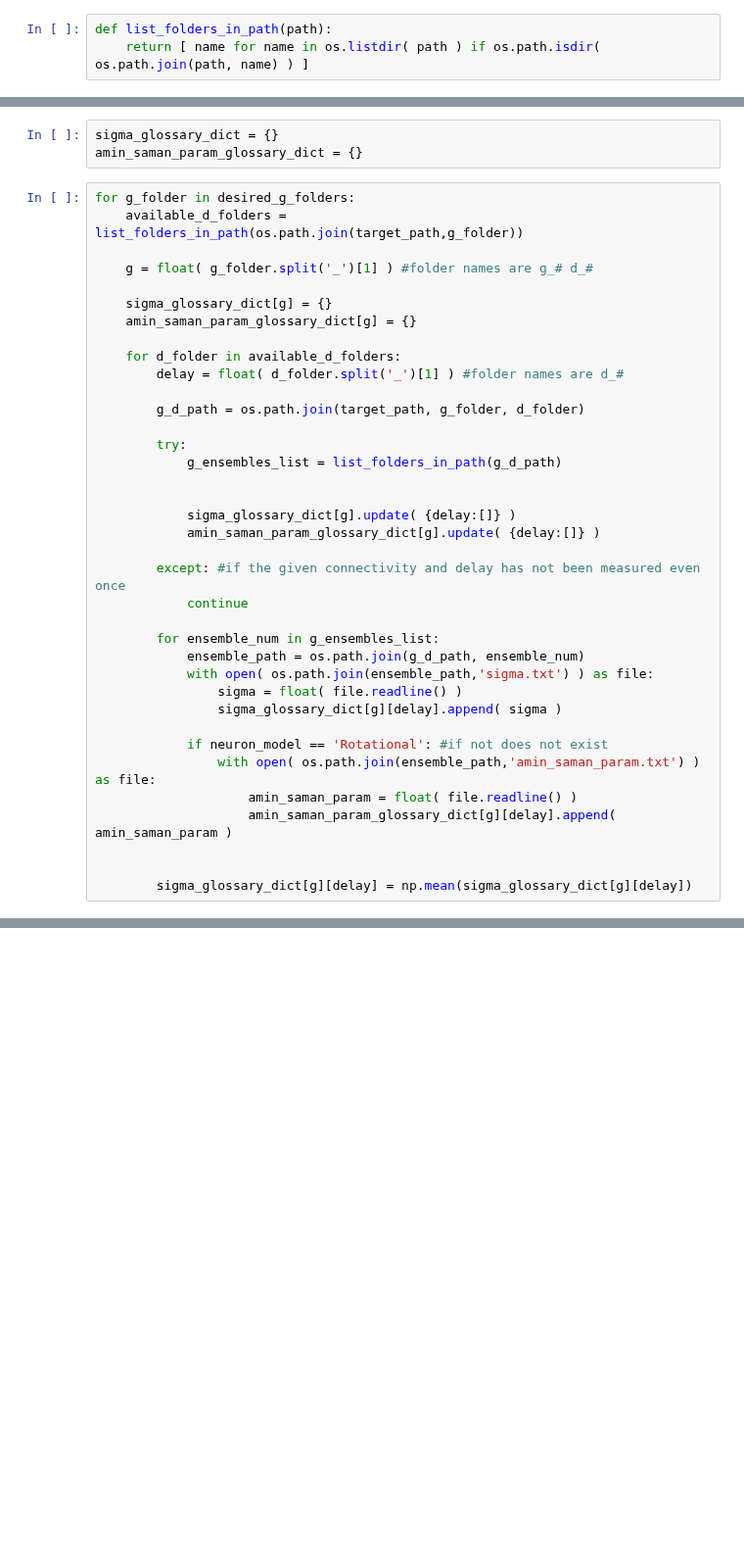
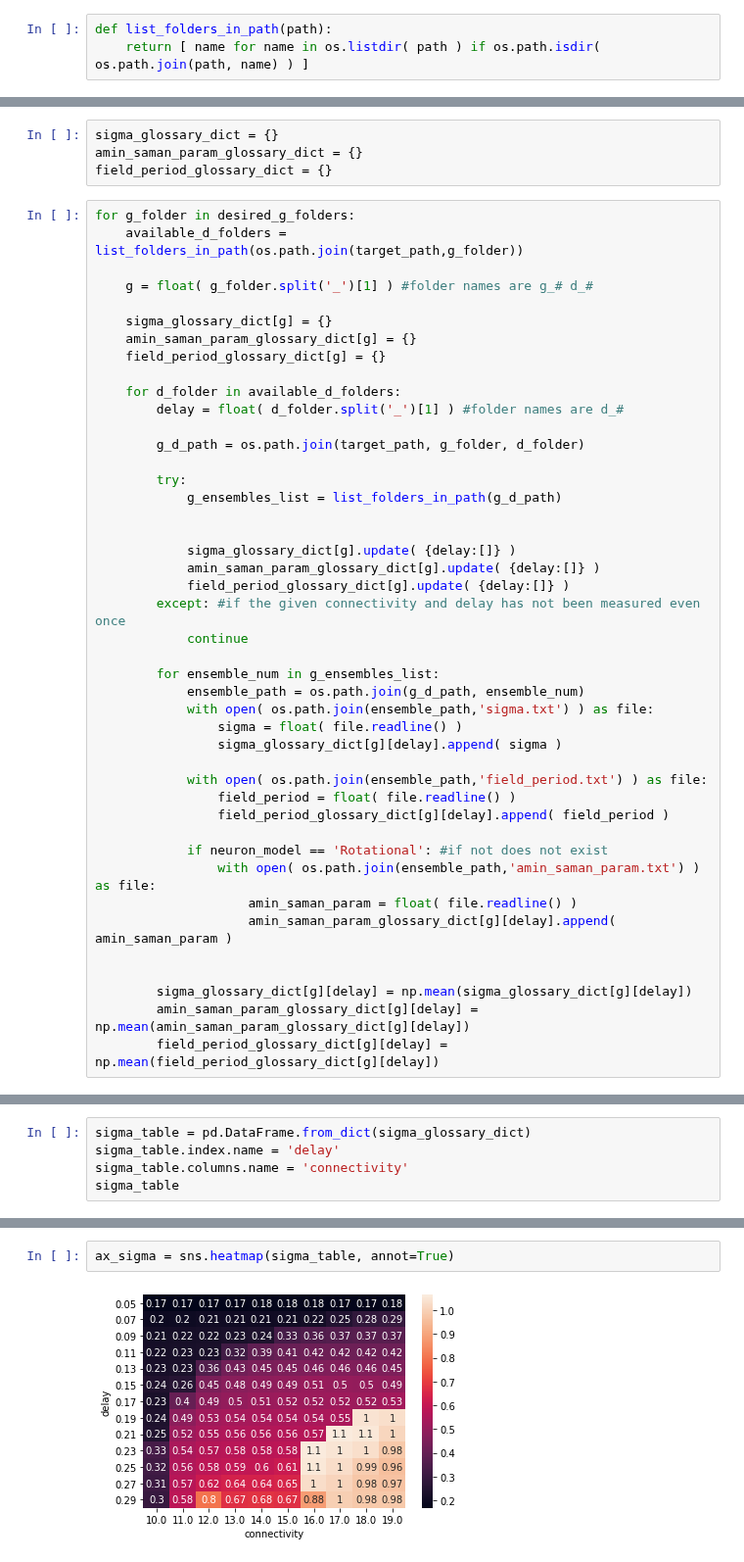
Before and after one commit to mmehrani/master_thesis, a Jupyter notebook: scripts/all_neurons_model_in_one_place/drawing_grid_of_phase_space.ipynb, the cells around one changed output, grey strips where cells are left out. Shown at 98% size. Cells and saved outputs as stored; diff of their text form; blank space fills up the shorter version.

```diff
--- a/scripts/all_neurons_model_in_one_place/drawing_grid_of_phase_space.ipynb
+++ b/scripts/all_neurons_model_in_one_place/drawing_grid_of_phase_space.ipynb
@@ -29,6 +29,7 @@ sigma_table = pd.DataFrame()
 # %%
 sigma_glossary_dict = {}
 amin_saman_param_glossary_dict = {}
+field_period_glossary_dict = {}
 # %%
 for g_folder in desired_g_folders:
     available_d_folders = list_folders_in_path(os.path.join(target_path,g_folder))
@@ -37,6 +38,7 @@ for g_folder in desired_g_folders:
 
     sigma_glossary_dict[g] = {}
     amin_saman_param_glossary_dict[g] = {}
+    field_period_glossary_dict[g] = {}
 
     for d_folder in available_d_folders:
         delay = float( d_folder.split('_')[1] ) #folder names are d_#
@@ -49,7 +51,7 @@ for g_folder in desired_g_folders:
 
             sigma_glossary_dict[g].update( {delay:[]} )
             amin_saman_param_glossary_dict[g].update( {delay:[]} )
-
+            field_period_glossary_dict[g].update( {delay:[]} )
         except: #if the given connectivity and delay has not been measured even once
             continue
 
@@ -59,6 +61,10 @@ for g_folder in desired_g_folders:
                 sigma = float( file.readline() )
                 sigma_glossary_dict[g][delay].append( sigma )
 
+            with open( os.path.join(ensemble_path,'field_period.txt') ) as file:
+                field_period = float( file.readline() )
+                field_period_glossary_dict[g][delay].append( field_period )
+
             if neuron_model == 'Rotational': #if not does not exist
                 with open( os.path.join(ensemble_path,'amin_saman_param.txt') ) as file:
                     amin_saman_param = float( file.readline() )
@@ -66,3 +72,5 @@ for g_folder in desired_g_folders:
 
 
         sigma_glossary_dict[g][delay] = np.mean(sigma_glossary_dict[g][delay])
+        amin_saman_param_glossary_dict[g][delay] = np.mean(amin_saman_param_glossary_dict[g][delay])
+        field_period_glossary_dict[g][delay] = np.mean(field_period_glossary_dict[g][delay])
@@ -88,0 +79,5 @@ sigma_glossary_dict
+# %%
+sigma_table = pd.DataFrame.from_dict(sigma_glossary_dict)
+sigma_table.index.name = 'delay'
+sigma_table.columns.name = 'connectivity'
+sigma_table
@@ -88,0 +100,4 @@ sigma_glossary_dict
+# %%
+ax_sigma = sns.heatmap(sigma_table, annot=True)
+# %% [output]
+[figure, added]
```
Also changed, not shown: parts of 8 cells of this notebook.
